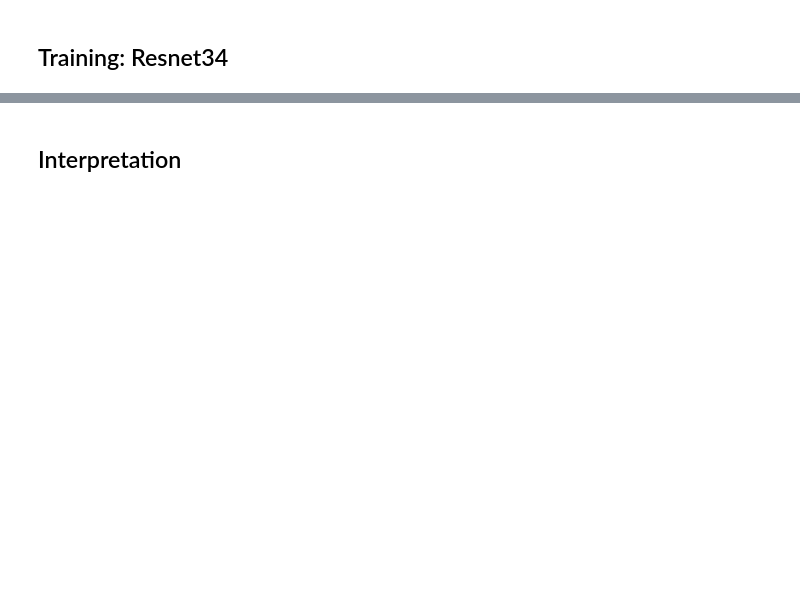
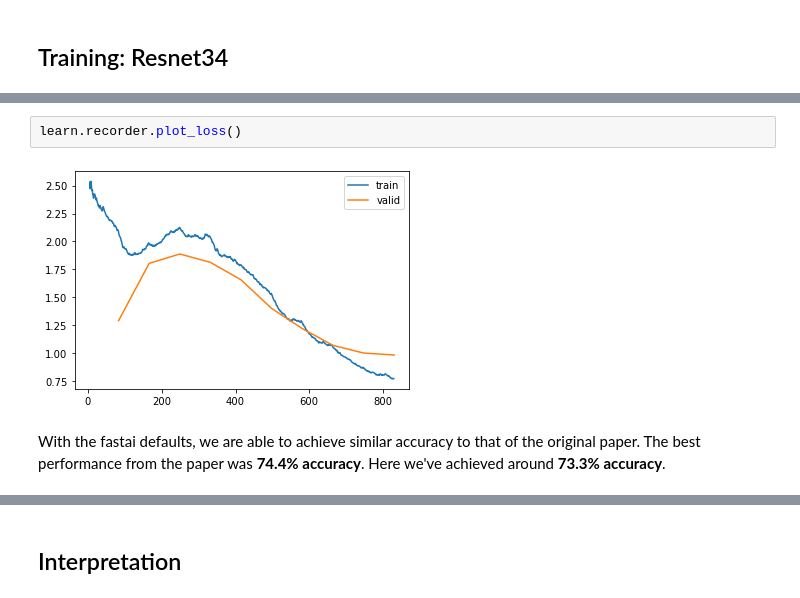
Before and after one commit to oddrationale/indoor-scene-recognition, a Jupyter notebook: indoor_scene_recognition.ipynb, the cells around one changed output, grey strips where cells are left out. Saved outputs shown, nothing was run; the diff lists cells and outputs as text; blank space fills up the shorter version.

```diff
--- a/indoor_scene_recognition.ipynb
+++ b/indoor_scene_recognition.ipynb
@@ -108,2 +129,8 @@ We are still learning and have not overfit yet. Could potentially run more epoch
+# %%
+learn.recorder.plot_loss()
+# %% [output]
+[figure, added]
+# %% [markdown]
+With the fastai defaults, we are able to achieve similar accuracy to that of the original paper. The best performance from the paper was **74.4% accuracy**. Here we've achieved around **73.3% accuracy**.
 # %%
 learn.save("stage-1")
```
Also changed, not shown: parts of 61 cells of this notebook, 5 other files.
